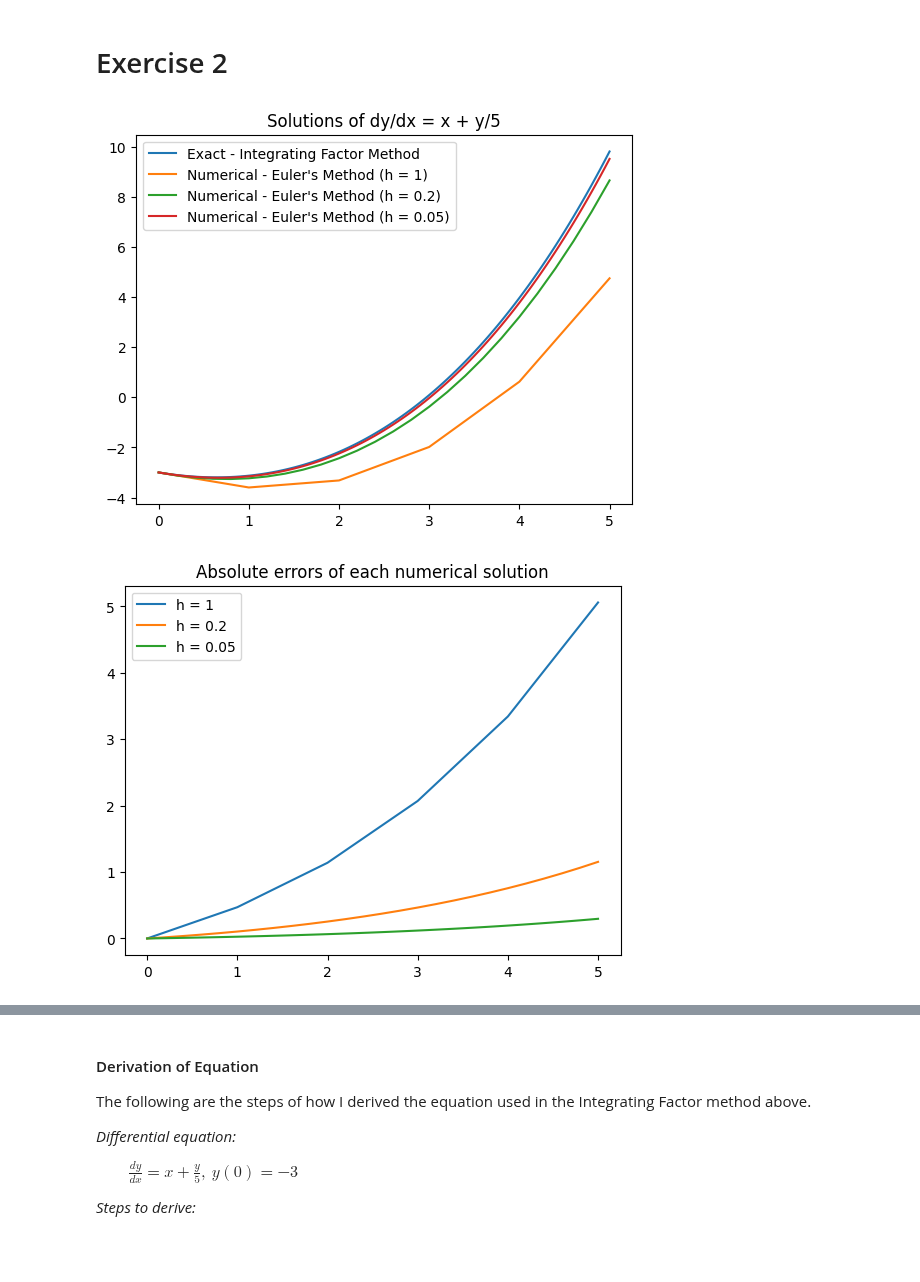
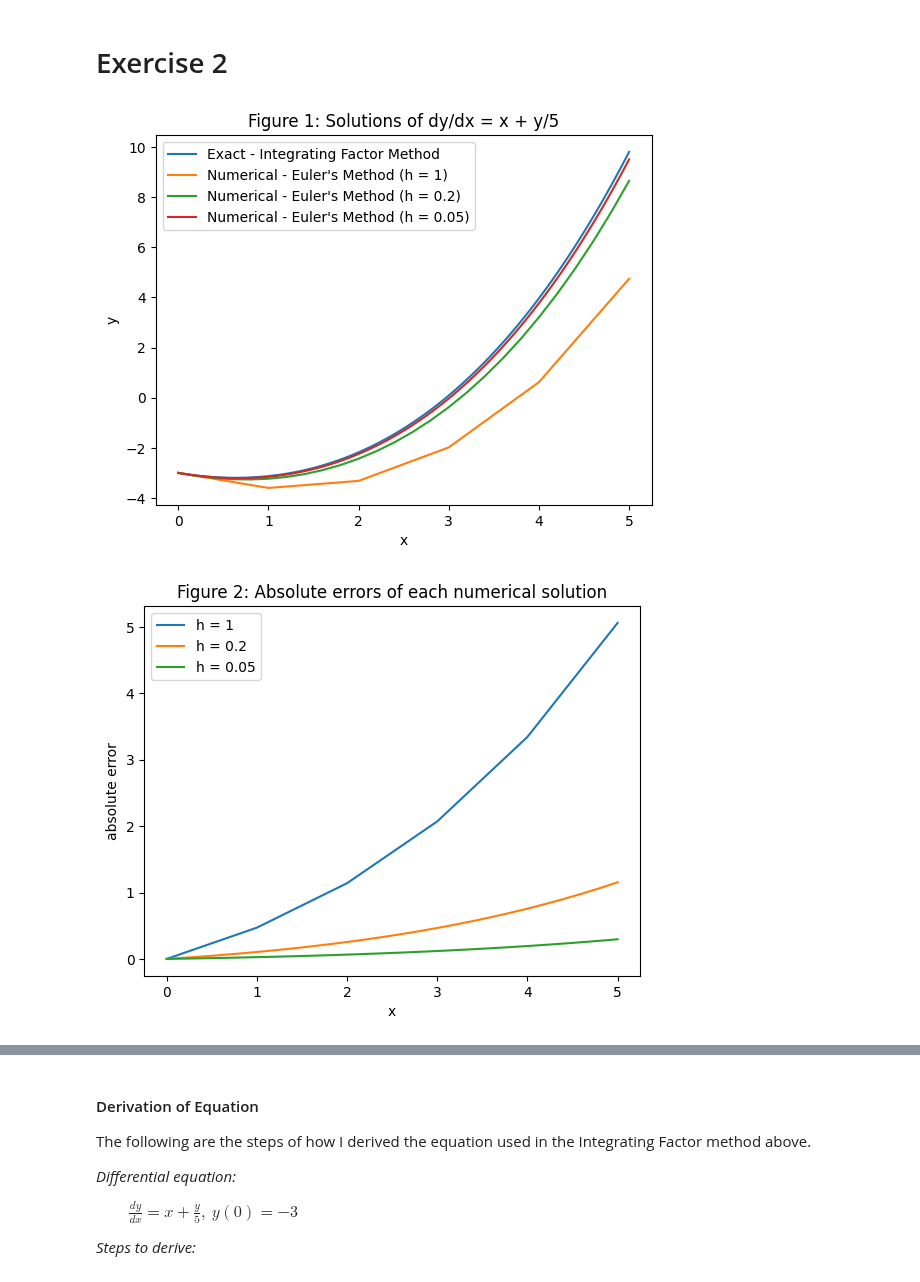
Before and after one commit to JayB-127/ECM1416CompMaths-ContinuousAssessment, a Jupyter notebook: CA.ipynb, the cells around one changed output, grey strips where cells are left out. Saved outputs shown, nothing was run; the diff lists cells and outputs as text; code cells hidden in the pictures; blank space fills up the shorter version.

```diff
--- a/CA.ipynb
+++ b/CA.ipynb
@@ -160,35 +160,39 @@ errorX02 = []
 errorY02 = []
 #calculates the error for each value in the x components of the euler's method
 for i in numericalX02:
     for j in exactX:
         if i == j:
             errorX02.append(i)
             errorY02.append(abs(exactY[exactX.index(j)] - numericalY02[numericalX02.index(i)]))
 plt.figure(1)
 plt.plot(errorX02, errorY02, label="h = 0.2")
 
 numericalX005, numericalY005 = eulers(0.05) #call Euler's method with stepsize 0.05, unpacking x and y components for error calculation
 errorX005 = []
 errorY005 = []
 #calculates the error for each value in the x components of the euler's method
 for i in numericalX005:
     for j in exactX:
         if i == j:
             errorX005.append(i)
             errorY005.append(abs(exactY[exactX.index(j)] - numericalY005[numericalX005.index(i)])) #absolute value of (exact solution - approximate solution)
 plt.figure(1)
 plt.plot(errorX005, errorY005, label="h = 0.05")
 
 plt.figure(0)
 plt.legend()
-plt.title("Solutions of dy/dx = x + y/5")
+plt.title("Figure 1: Solutions of dy/dx = x + y/5")
+plt.xlabel("x")
+plt.ylabel("y")
 
 plt.figure(1)
 plt.legend()
-plt.title("Absolute errors of each numerical solution")
+plt.title("Figure 2: Absolute errors of each numerical solution")
+plt.xlabel("x")
+plt.ylabel("absolute error")
 
 plt.show()
 # %% [output]
-[figure, old version]
+[figure, new version]
-[figure, old version]
+[figure, new version]
 # %% [markdown]
```
Also changed, not shown: parts of 2 cells of this notebook.
